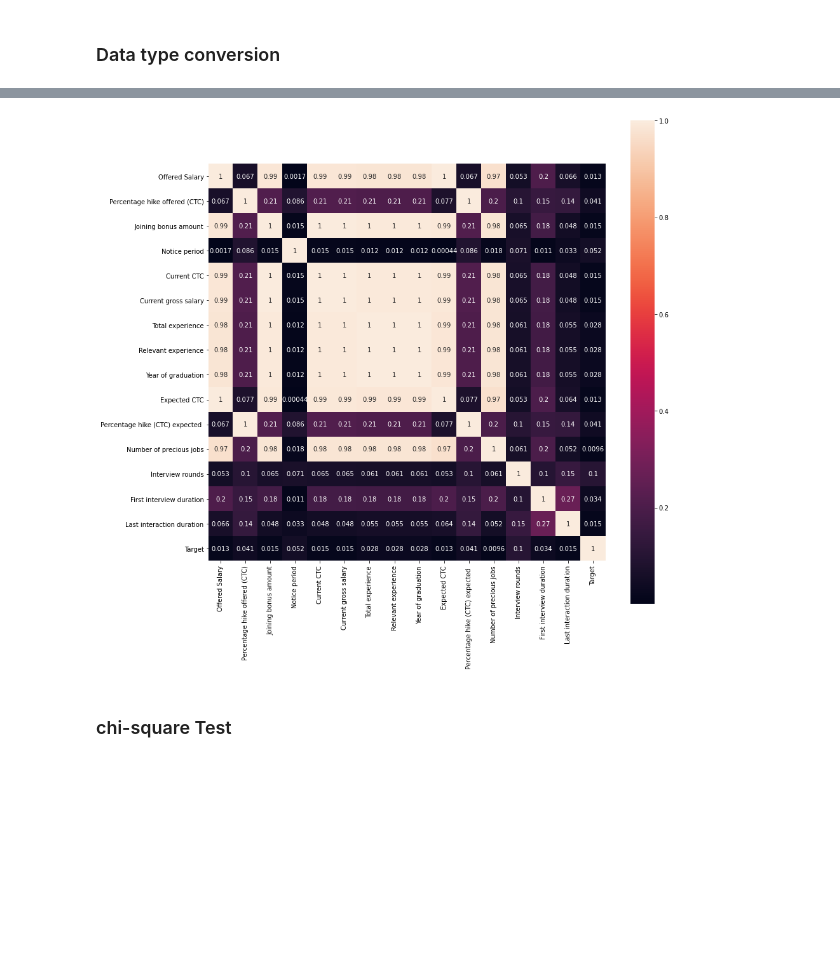
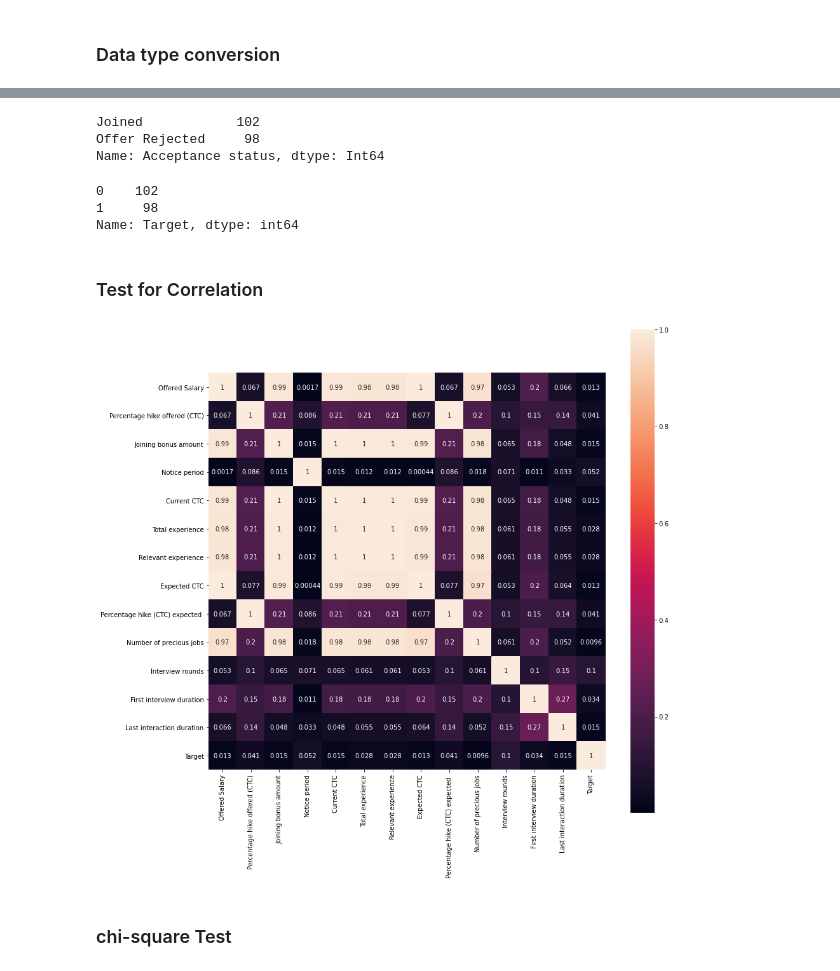
Before and after one commit to karunyads/MiniProject-FE, a Jupyter notebook: FE_PROJECT1_06.ipynb, the cells around one changed output, grey strips where cells are left out. Cells and saved outputs as stored; diff of their text form; code cells hidden in the pictures; blank space fills up the shorter version.

Commit message:
dropped columns as per the discussion

```diff
--- a/FE_PROJECT1_06.ipynb
+++ b/FE_PROJECT1_06.ipynb
@@ -92,3 +108,6 @@ master_data.head().T
+# %%
+#Drop columns from the dataframe
+data = master_data.drop(["Candidate ID", "Date of Application", "Date of Interview", "Current gross salary", "Year of graduation","DOB","Written Test Date","Date of first Interview"], axis=1)
 # %% [markdown]
 ## Get dimensionality of the data
 # %%
@@ -212,5 +232,5 @@ No duplicate data
 # %%
 #conved objects to string
 
-master_data[['Offered band', 'LOB', 'Joining location','Candidate relocation status','Acceptance status','Current organization','Highest Educational Degree','Gender','Candidate source','Location','Interview types','Interview Types2']] = master_data[['Offered band', 'LOB', 'Joining location','Candidate relocation status','Acceptance status','Current organization','Highest Educational Degree','Gender','Candidate source','Location','Interview types','Interview Types2']].astype("string")
+data[['Offered band', 'LOB', 'Joining location','Candidate relocation status','Acceptance status','Current organization','Highest Educational Degree','Gender','Candidate source','Location','Interview types','Interview Types2']] = master_data[['Offered band', 'LOB', 'Joining location','Candidate relocation status','Acceptance status','Current organization','Highest Educational Degree','Gender','Candidate source','Location','Interview types','Interview Types2']].astype("string")
 # %%
@@ -236,3 +256,3 @@ memory usage: 69.4+ KB
 # %%
 #create a target coulmn as numeric
-master_data['Target'] =master_data['Acceptance status'].astype('category').cat.codes
+data['Target'] = data['Acceptance status'].astype('category').cat.codes
@@ -279,10 +259,24 @@ master_data.corr().abs()
+# %%
+data['Acceptance status'].value_counts()
+# %% [output]
+Joined            102
+Offer Rejected     98
+Name: Acceptance status, dtype: Int64
+# %%
+data['Target'].value_counts()
+# %% [output]
+0    102
+1     98
+Name: Target, dtype: int64
+# %% [markdown]
+### Test for Correlation
 # %%
 #heat map - normalize and recheck
 fig, ax = plt.subplots(figsize=(14,14))
-sns.heatmap(master_data.corr().abs(), annot=True, fmt='.2g', square=True, ax=ax)
+sns.heatmap(data.corr().abs(), annot=True, fmt='.2g', square=True, ax=ax)
 plt.show()
 # %% [output]
-[figure, old version]
+[figure, new version]
 # %% [markdown]
 ### chi-square Test
 # %%
```
Also changed, not shown: parts of 18 cells of this notebook.
